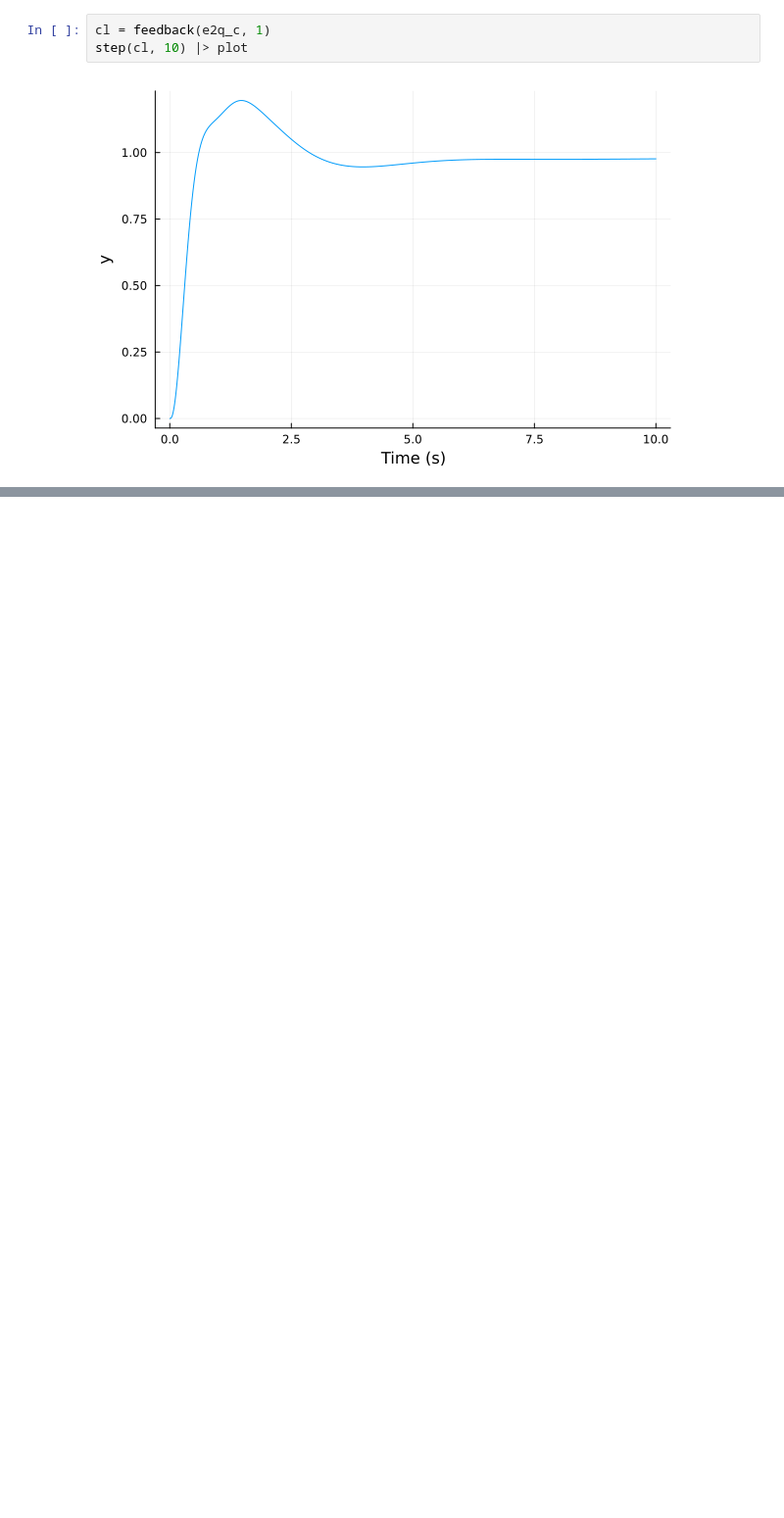
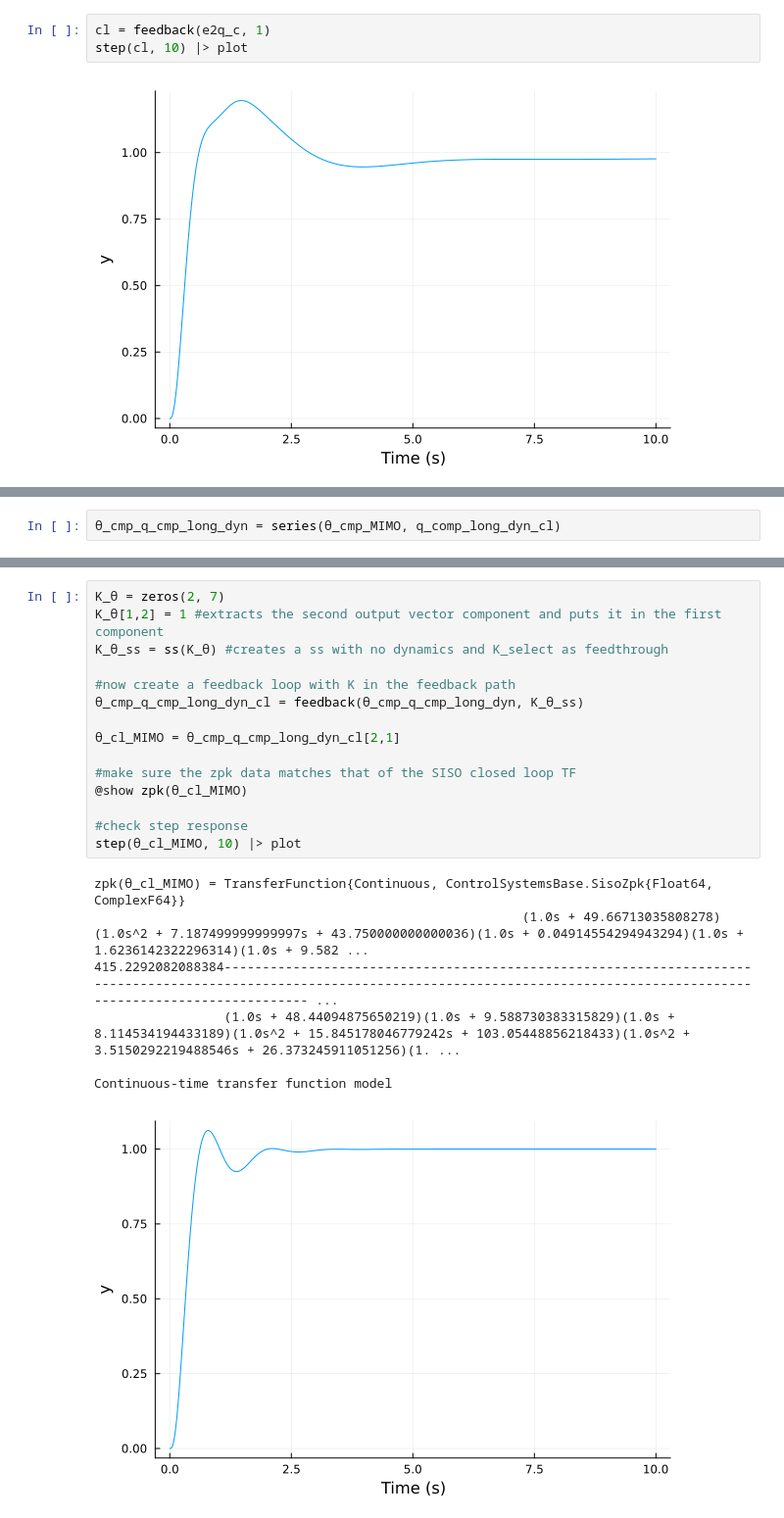
Before and after one commit to e271828e/Flight.jl, a Jupyter notebook: src/aircraft/c172r/design/v2_pitch_cas.ipynb, the cells around one changed output, grey strips where cells are left out. Shown at 98% size. Saved outputs shown, nothing was run; the diff lists cells and outputs as text; blank space fills up the shorter version.

```diff
--- a/src/aircraft/c172r/design/v2_pitch_cas.ipynb
+++ b/src/aircraft/c172r/design/v2_pitch_cas.ipynb
@@ -286,0 +354,2 @@ step(cl, 10) |> plot
+# %%
+θ_cmp_q_cmp_long_dyn = series(θ_cmp_MIMO, q_comp_long_dyn_cl)
@@ -286,0 +374,23 @@ step(cl, 10) |> plot
+# %%
+K_θ = zeros(2, 7)
+K_θ[1,2] = 1 #extracts the second output vector component and puts it in the first component
+K_θ_ss = ss(K_θ) #creates a ss with no dynamics and K_select as feedthrough
+
+#now create a feedback loop with K in the feedback path
+θ_cmp_q_cmp_long_dyn_cl = feedback(θ_cmp_q_cmp_long_dyn, K_θ_ss)
+
+θ_cl_MIMO = θ_cmp_q_cmp_long_dyn_cl[2,1]
+
+#make sure the zpk data matches that of the SISO closed loop TF
+@show zpk(θ_cl_MIMO)
+
+#check step response
+step(θ_cl_MIMO, 10) |> plot
+# %% [output]
+zpk(θ_cl_MIMO) = TransferFunction{Continuous, ControlSystemsBase.SisoZpk{Float64, ComplexF64}}
+                                                        (1.0s + 49.66713035808278)(1.0s^2 + 7.187499999999997s + 43.750000000000036)(1.0s + 0.04914554294943294)(1.0s + 1.6236142322296314)(1.0s + 9.582 ...
+415.2292082088384--------------------------------------------------------------------------------------------------------------------------------------------------------------------------------------- ...
+                 (1.0s + 48.44094875650219)(1.0s + 9.588730383315829)(1.0s + 8.114534194433189)(1.0s^2 + 15.845178046779242s + 103.05448856218433)(1.0s^2 + 3.5150292219488546s + 26.373245911051256)(1. ...
+
+Continuous-time transfer function model
+[figure, added]
```
Also changed, not shown: parts of 13 cells of this notebook, 2 other files.
